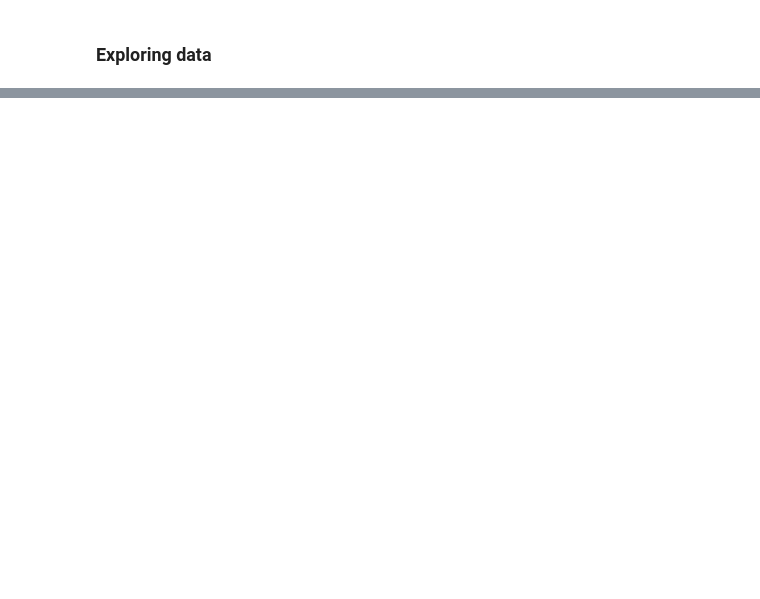
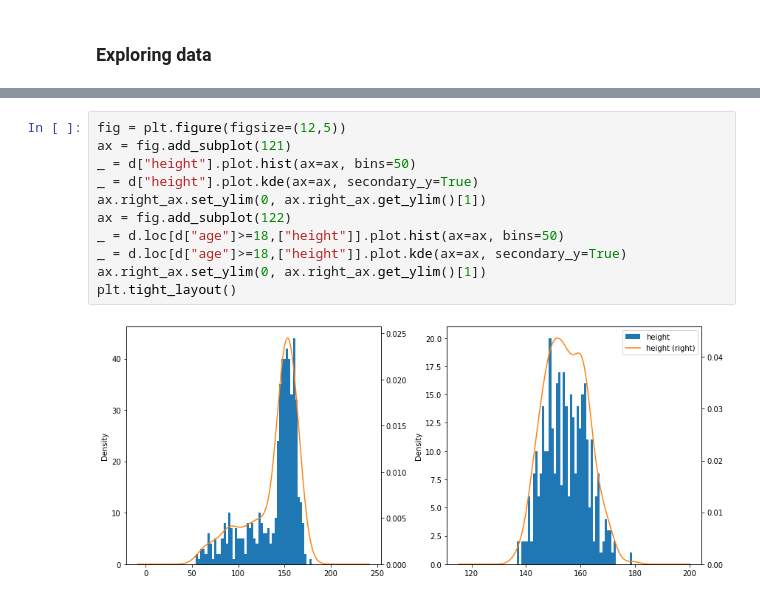
Before and after one commit to NoobQuant/statrethinking_winter2019, a Jupyter notebook: ville/homework/hw2.ipynb, the cells around one changed output, grey strips where cells are left out. Drawn from its saved outputs; the diff is of its cells as text; blank space fills up the shorter version.

```diff
--- a/ville/homework/hw2.ipynb
+++ b/ville/homework/hw2.ipynb
@@ -153,0 +54,13 @@ The weights listed below were recorded in the !Kung census, but heights were not
+# %%
+fig = plt.figure(figsize=(12,5))
+ax = fig.add_subplot(121)
+_ = d["height"].plot.hist(ax=ax, bins=50)
+_ = d["height"].plot.kde(ax=ax, secondary_y=True)
+ax.right_ax.set_ylim(0, ax.right_ax.get_ylim()[1])
+ax = fig.add_subplot(122)
+_ = d.loc[d["age"]>=18,["height"]].plot.hist(ax=ax, bins=50)
+_ = d.loc[d["age"]>=18,["height"]].plot.kde(ax=ax, secondary_y=True)
+ax.right_ax.set_ylim(0, ax.right_ax.get_ylim()[1])
+plt.tight_layout()
+# %% [output]
+[figure, added]
```
Also changed, not shown: parts of 48 cells of this notebook, 2 other files.
